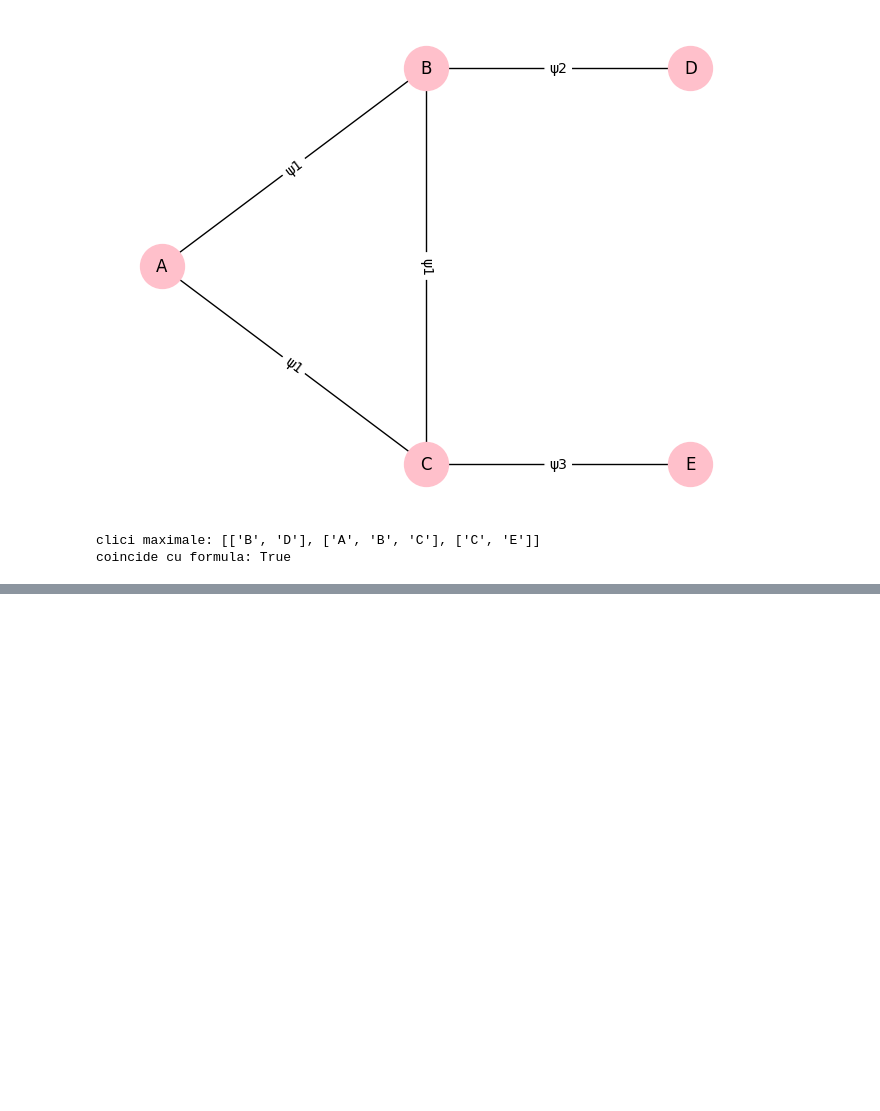
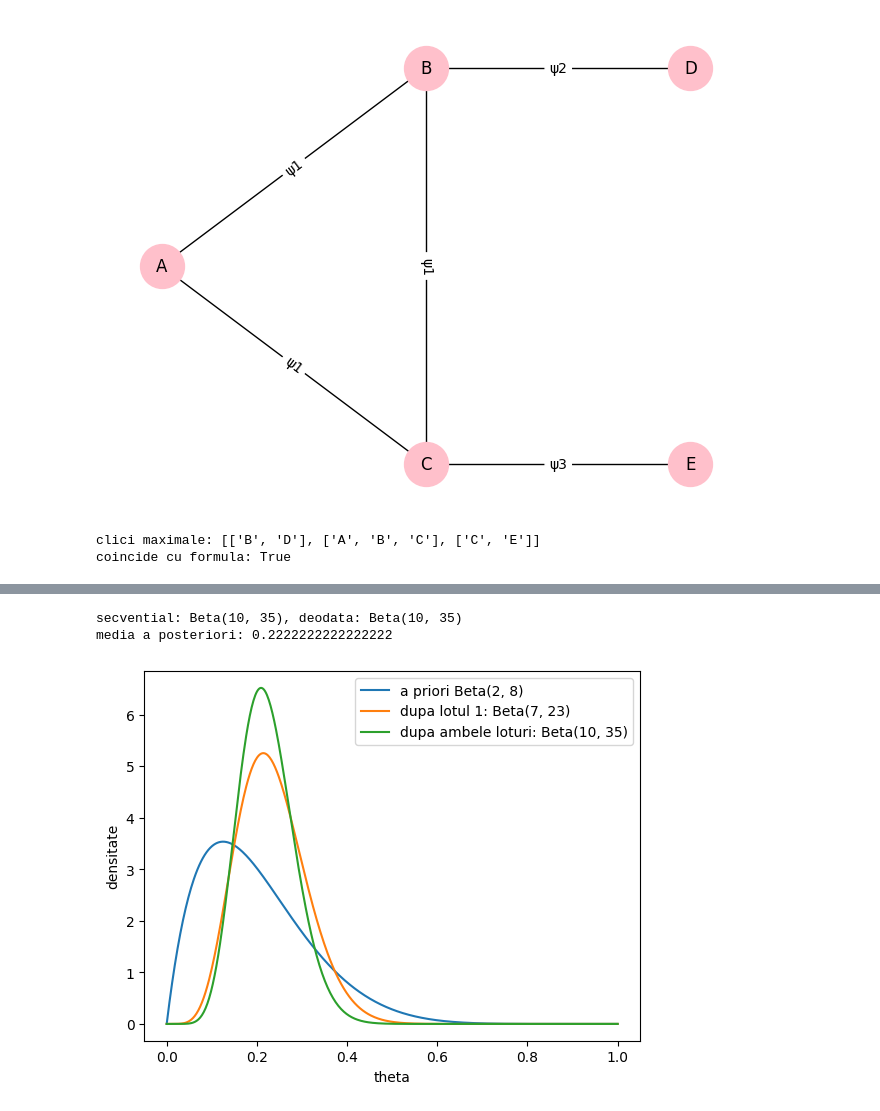
Before and after one commit to ioanaa-c/PMP-2026, a Jupyter notebook: Partial/partial.ipynb, the cells around one changed output, grey strips where cells are left out. Drawn from its saved outputs; the diff is of its cells as text; code cells hidden in the pictures; blank space fills up the shorter version.

```diff
--- a/Partial/partial.ipynb
+++ b/Partial/partial.ipynb
@@ -130,0 +154,28 @@ coincide cu formula: True
+# %%
+# b)
+
+a0, b0 = 2, 8
+
+a1, b1 = a0 + 5, b0 + (20 - 5) # beta(7, 23)
+
+# lotul 2: 3 defecte din 15; posteriorul de la lotul 1 devine prior
+a2, b2 = a1 + 3, b1 + (15 - 3) # beta(10, 35)
+
+# verificare: ambele loturi deodata, 8 defecte din 35
+a_total, b_total = a0 + 8, b0 + (35 - 8)
+print(f"secvential: Beta({a2}, {b2}), deodata: Beta({a_total}, {b_total})")
+print("media a posteriori:", a2 / (a2 + b2))
+
+# densitatile pe acelasi grafic
+theta = np.linspace(0, 1, 500)
+plt.plot(theta, stats.beta.pdf(theta, a0, b0), label="a priori Beta(2, 8)")
+plt.plot(theta, stats.beta.pdf(theta, a1, b1), label="dupa lotul 1: Beta(7, 23)")
+plt.plot(theta, stats.beta.pdf(theta, a2, b2), label="dupa ambele loturi: Beta(10, 35)")
+plt.xlabel("theta")
+plt.ylabel("densitate")
+plt.legend()
+plt.show()
+# %% [output]
+secvential: Beta(10, 35), deodata: Beta(10, 35)
+media a posteriori: 0.2222222222222222
+[figure, added]
```
Also changed, not shown: parts of 4 cells of this notebook, 6 other files.
